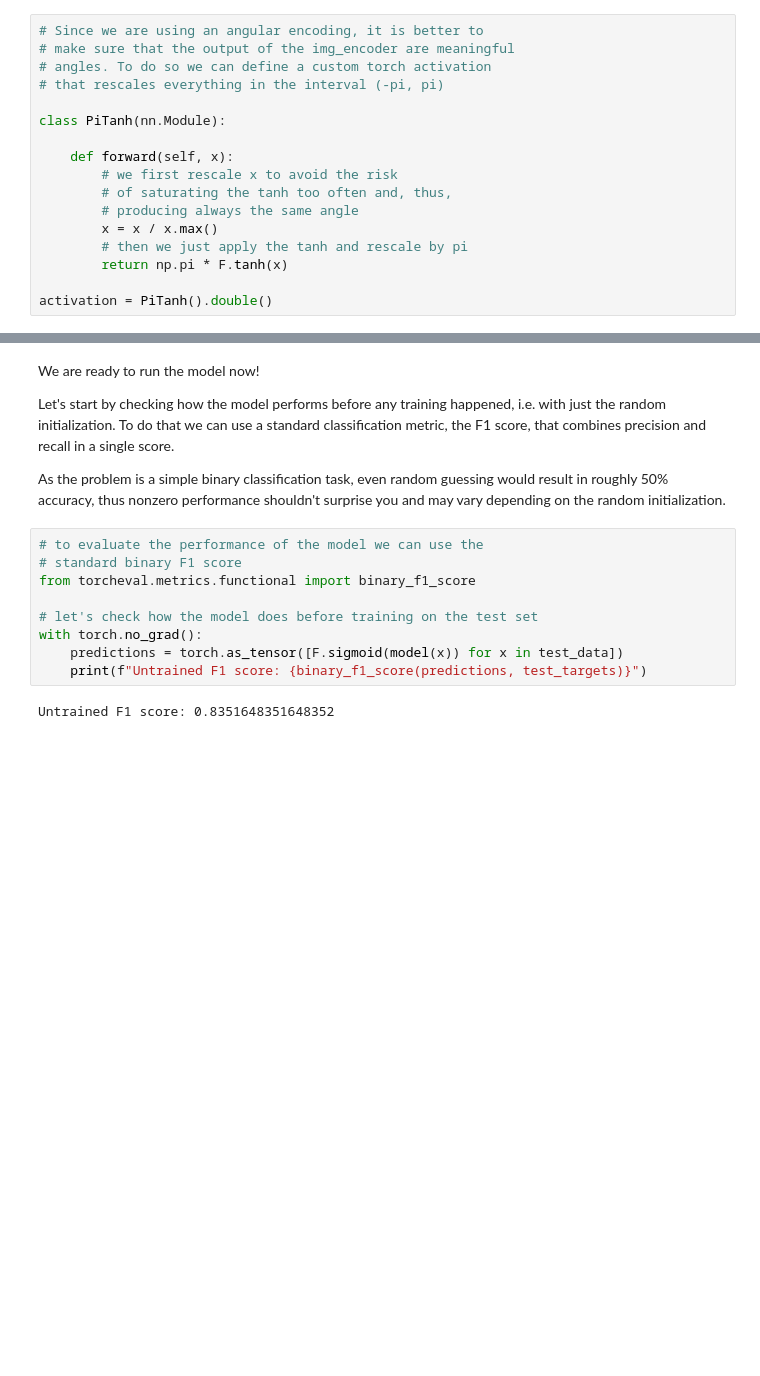
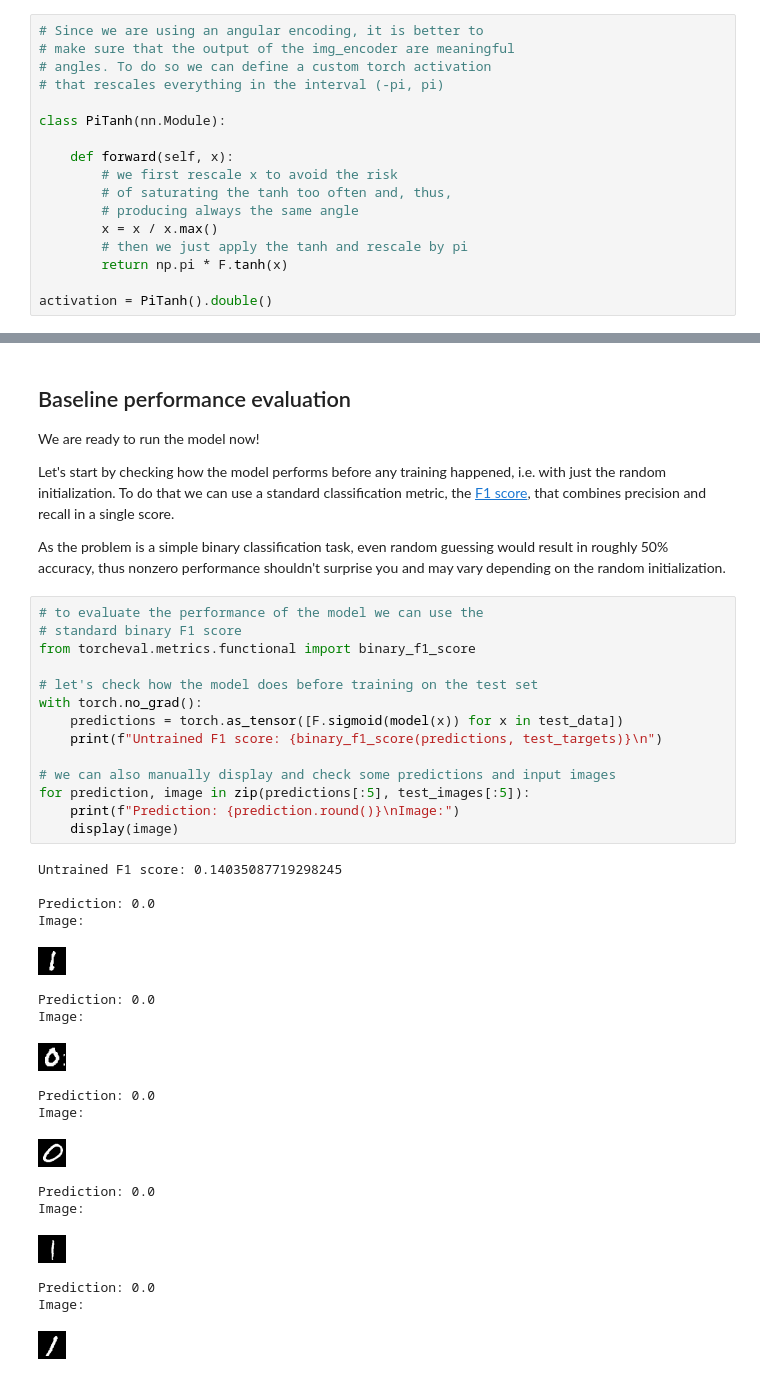
Before and after one commit to qiboteam/qiboml, a Jupyter notebook: tutorials/binary_mnist.ipynb, the cells around one changed output, grey strips where cells are left out. Saved outputs shown, nothing was run; the diff lists cells and outputs as text; blank space fills up the shorter version.

```diff
--- a/tutorials/binary_mnist.ipynb
+++ b/tutorials/binary_mnist.ipynb
@@ -230,19 +255,42 @@ model = nn.Sequential(
 # %% [markdown]
+## Baseline performance evaluation
+
 We are ready to run the model now!
 
 Let's start by checking how the model performs before any training happened, i.e. with just the random initialization.
-To do that we can use a standard classification metric, the F1 score, that combines precision and recall in a single score.
+To do that we can use a standard classification metric, the [F1 score](https://en.wikipedia.org/wiki/F-score), that combines precision and recall in a single score.
 
 As the problem is a simple binary classification task, even random guessing would result in roughly 50% accuracy, thus nonzero performance shouldn't surprise you and may vary depending on the random initialization.
 # %%
 # to evaluate the performance of the model we can use the
 # standard binary F1 score
 from torcheval.metrics.functional import binary_f1_score
 
 # let's check how the model does before training on the test set
 with torch.no_grad():
     predictions = torch.as_tensor([F.sigmoid(model(x)) for x in test_data])
-    print(f"Untrained F1 score: {binary_f1_score(predictions, test_targets)}")
+    print(f"Untrained F1 score: {binary_f1_score(predictions, test_targets)}\n")
+
+# we can also manually display and check some predictions and input images
+for prediction, image in zip(predictions[:5], test_images[:5]):
+    print(f"Prediction: {prediction.round()}\nImage:")
+    display(image)
 # %% [output]
-Untrained F1 score: 0.8351648351648352
+Untrained F1 score: 0.14035087719298245
+
+Prediction: 0.0
+Image:
+[figure, added]
+Prediction: 0.0
+Image:
+[figure, added]
+Prediction: 0.0
+Image:
+[figure, added]
+Prediction: 0.0
+Image:
+[figure, added]
+Prediction: 0.0
+Image:
+[figure, added]
 # %% [markdown]
```
Also changed, not shown: parts of 14 cells of this notebook.
